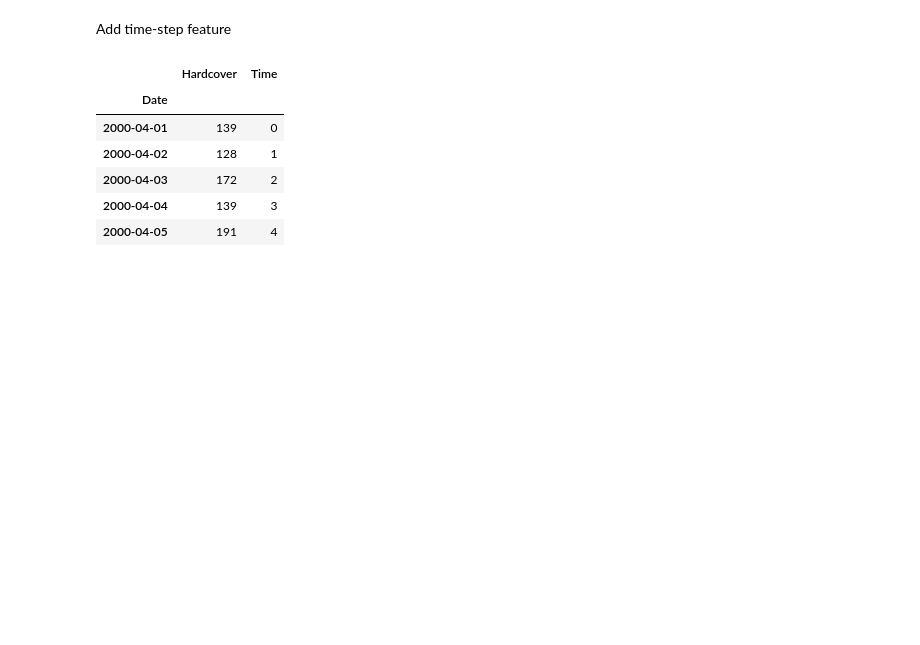
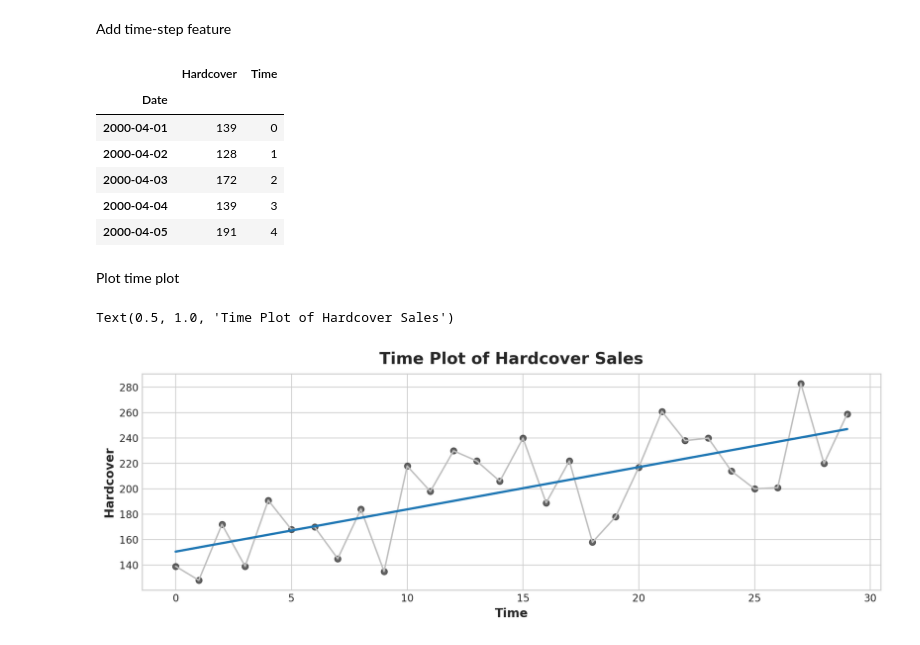
Before and after one commit to lukmanaj/ArewaDS-Machine-Learning-Assignments, a Jupyter notebook: week_09_Time_Series/1-Introduction/assignment.ipynb, the cells around one changed output. Saved outputs shown, nothing was run; the diff lists cells and outputs as text; code cells hidden in the pictures; blank space fills up the shorter version.

```diff
--- a/week_09_Time_Series/1-Introduction/assignment.ipynb
+++ b/week_09_Time_Series/1-Introduction/assignment.ipynb
@@ -39,3 +39,32 @@ books.head()
 | 2000-04-03 | 172 | 2 |
 | 2000-04-04 | 139 | 3 |
 | 2000-04-05 | 191 | 4 |
+# %% [markdown]
+Plot time plot
+# %%
+plt.style.use("seaborn-whitegrid")
+plt.rc(
+    "figure",
+    autolayout=True,
+    figsize=(11, 4),
+    titlesize=18,
+    titleweight='bold',
+)
+plt.rc(
+    "axes",
+    labelweight="bold",
+    labelsize="large",
+    titleweight="bold",
+    titlesize=16,
+    titlepad=10,
+)
+%config InlineBackend.figure_format = 'retina'
+
+
+fig, ax = plt.subplots()
+ax.plot('Time', 'Hardcover', data= books, color='0.75')
+ax = sns.regplot(x='Time', y='Hardcover', data= books, ci=None, scatter_kws=dict(color='0.25'))
+ax.set_title('Time Plot of Hardcover Sales')
+# %% [output]
+Text(0.5, 1.0, 'Time Plot of Hardcover Sales')
+[figure, added]
```
Also changed, not shown: parts of 3 cells of this notebook.
